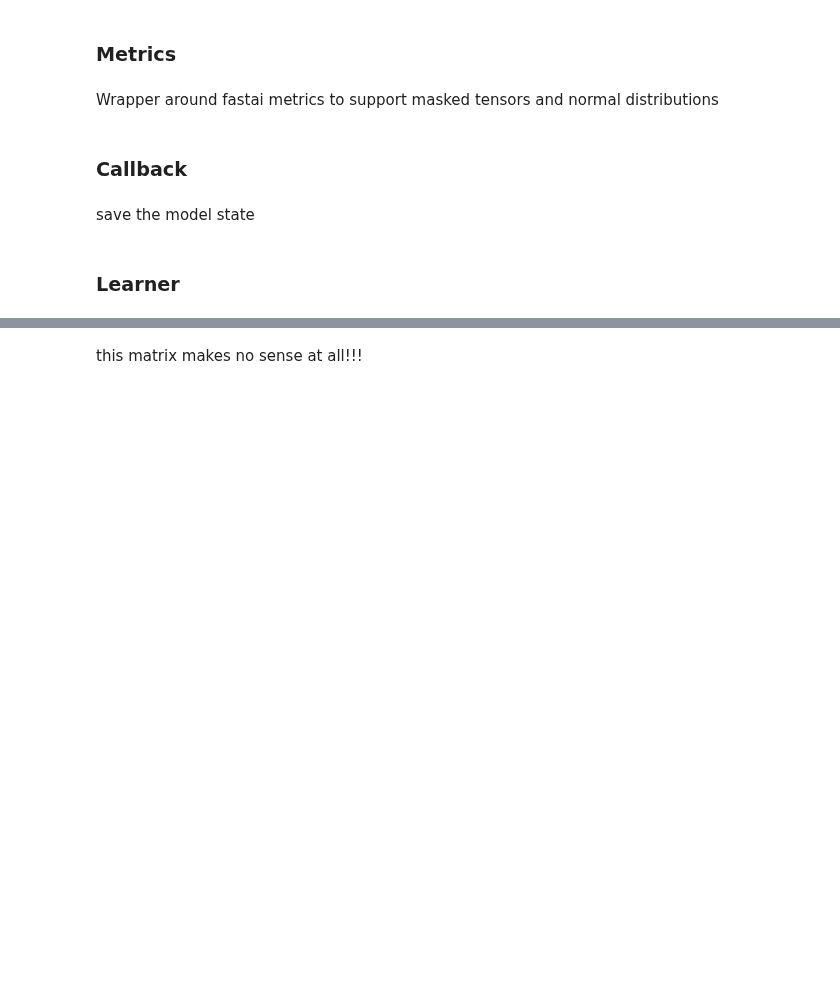
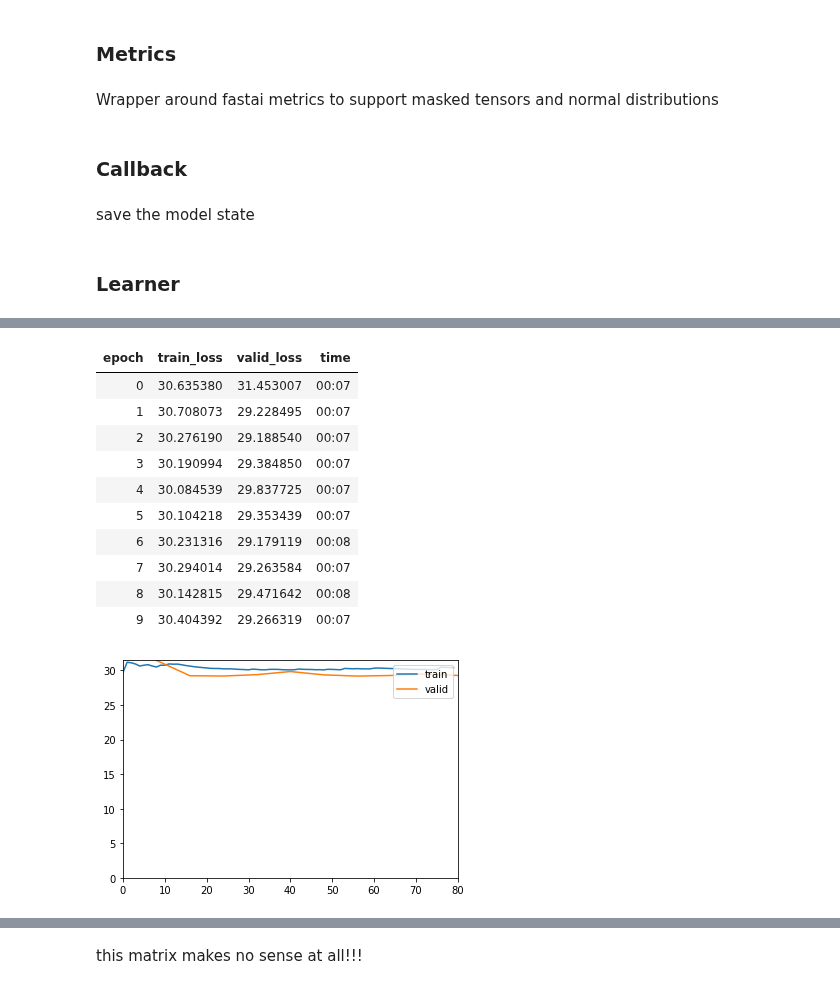
Before and after one commit to mone27/meteo_imp, a Jupyter notebook: lib_nbs/kalman/03_Kalman_fastai.ipynb, the cells around one changed output, grey strips where cells are left out. Cells and saved outputs as stored; diff of their text form; code cells hidden in the pictures; blank space fills up the shorter version.

```diff
--- a/lib_nbs/kalman/03_Kalman_fastai.ipynb
+++ b/lib_nbs/kalman/03_Kalman_fastai.ipynb
@@ -708,12 +730,11 @@ exps = []
 # %%
+#| export
 def imp_ll_loss_single(means, covs, data, mask):
     "Log Likelihood loss for imputation (with MaskedTensor)"
     times = torch.argwhere(~mask.all(1))
 
     lls = torch.zeros(len(times))
     for i, t in enumerate(times):
-        exps.append(symmetric_upto(covs[t]))
-        # check_posdef(covs[t])
         lls[i] = MultivariateNormal(means[t], covs[t], validate_args=False).log_prob(data[t:t+1])
     return -lls.sum()
 # %%
@@ -749,9 +777,10 @@ save the model state
 from fastai.callback.all import *
 # %%
-class SaveParams(Callback):
-    def __init__(self):
-        super().__init__()
-        self.params = []
-    def after_batch(self):
-        self.params.append(self.model.state_dict())
+# #| export
+# class SaveParams(Callback):
+#     def __init__(self):
+#         super().__init__()
+#         self.params = []
+#     def after_batch(self):
+#         self.params.append(self.model.state_dict())
 # %%
@@ -787,0 +834,15 @@ learn.fit(10, 1e-2)
+# %%
+learn.fit(10, 1e-2)
+# %% [output]
+| epoch | train_loss | valid_loss | time |
+| 0 | 30.635380 | 31.453007 | 00:07 |
+| 1 | 30.708073 | 29.228495 | 00:07 |
+| 2 | 30.276190 | 29.188540 | 00:07 |
+| 3 | 30.190994 | 29.384850 | 00:07 |
+| 4 | 30.084539 | 29.837725 | 00:07 |
+| 5 | 30.104218 | 29.353439 | 00:07 |
+| 6 | 30.231316 | 29.179119 | 00:08 |
+| 7 | 30.294014 | 29.263584 | 00:07 |
+| 8 | 30.142815 | 29.471642 | 00:08 |
+| 9 | 30.404392 | 29.266319 | 00:07 |
+[figure, added]
```
Also changed, not shown: parts of 75 cells of this notebook, 6 other files.
